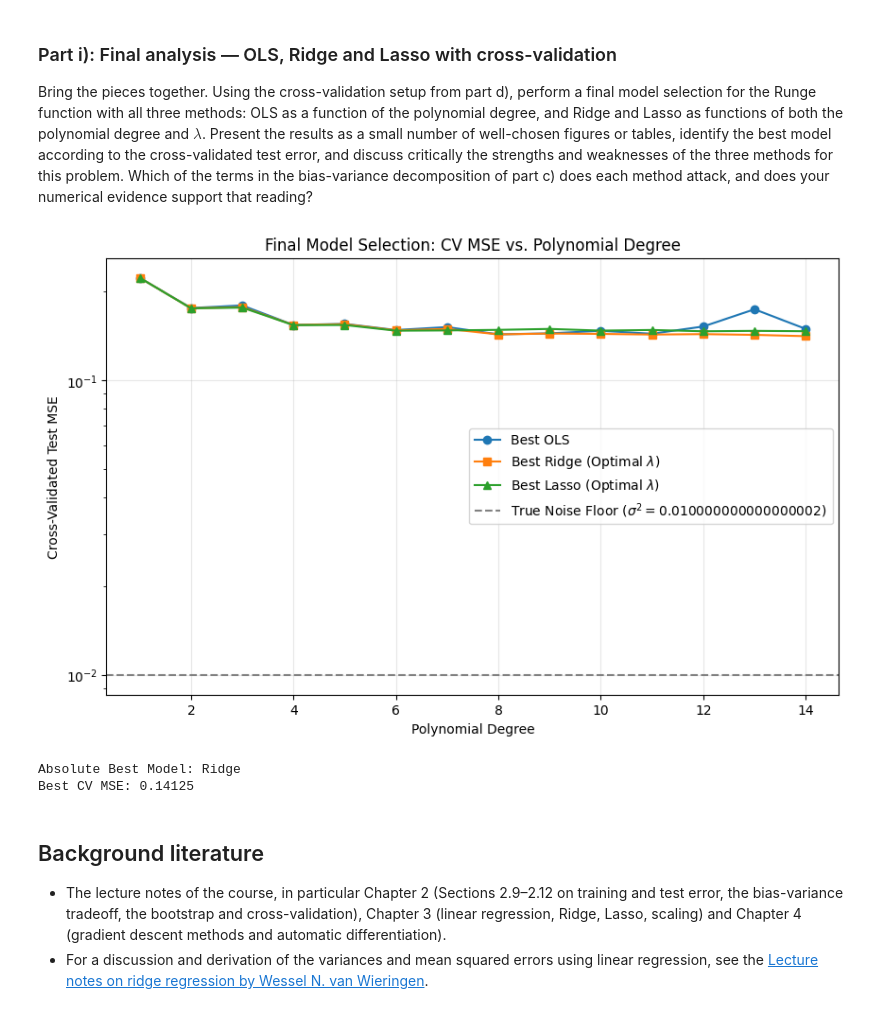
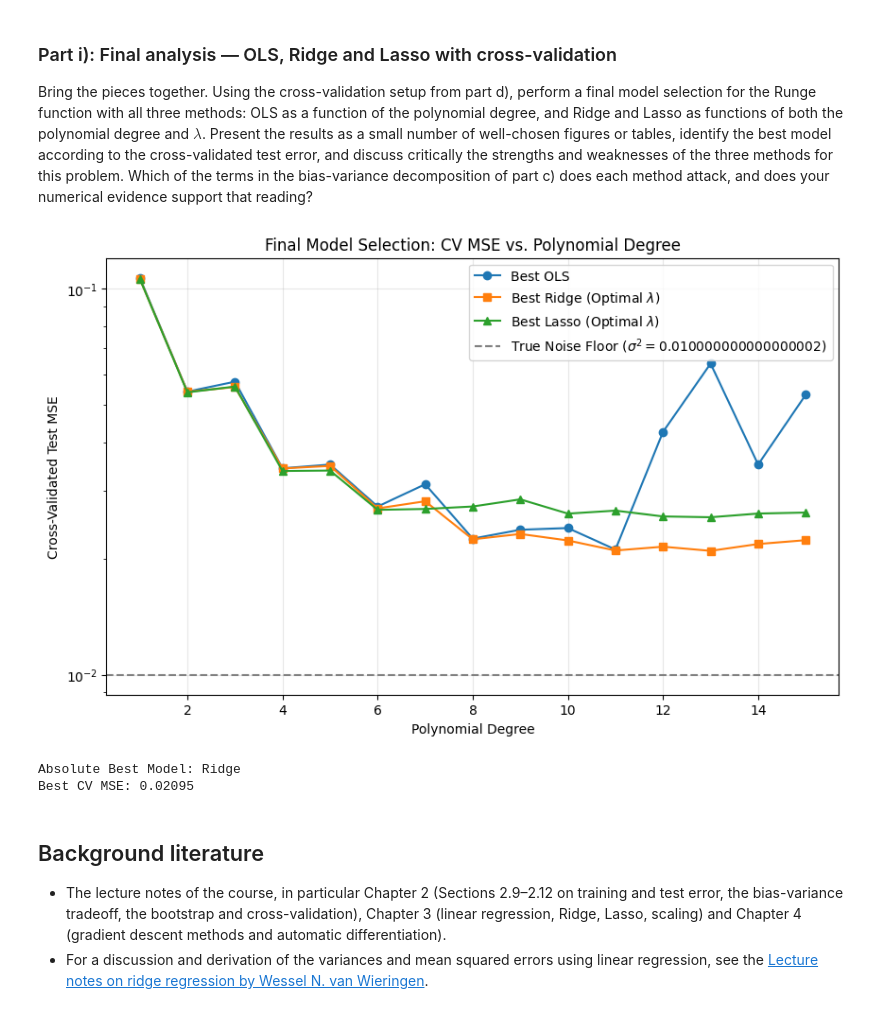
Before and after one commit to GiacomoSaporetti/FYS-STK4155-Project1, a Jupyter notebook: Project1.ipynb, the cells around one changed output. Cells and saved outputs as stored; diff of their text form; code cells hidden in the pictures.

```diff
--- a/Project1.ipynb
+++ b/Project1.ipynb
@@ -1534,8 +1535,6 @@ each method attack, and does your numerical evidence support that reading?
 # %%
 # Your code for part i) here
 
-from sklearn.preprocessing import PolynomialFeatures, StandardScaler
-from sklearn.pipeline import make_pipeline
 import warnings
 
 # ignore convergence warnings from lasso for high degrees
@@ -1543,8 +1542,8 @@ warnings.filterwarnings('ignore')
 
 
 # Define search space
-degrees = np.arange(1,15)
-lambdas = np.logspace(-4, 1, 6)
+degrees = np.arange(1,16)
+lambdas = np.logspace(-7, 1, 9)
 kfold = KFold(n_splits=5, shuffle=True, random_state=2026)
 
 # initialise Arrays to store the best possible CV MSE for each degree
@@ -1556,9 +1555,13 @@ best_mse_lasso = np.zeros(len(degrees))
 optimal_lambda_ridge = np.zeros(len(degrees))
 optimal_lambda_lasso = np.zeros(len(degrees))
 
+n_train_cv = 80 # no. of training samples in a 5-fold CV of 100 samples
+
 for i, degree in enumerate(degrees):
     # Evaluate OLS
-    pipe_ols = make_pipeline(PolynomialFeatures(degree=degree), StandardScaler(), LinearRegression(fit_intercept=False))
+    pipe_ols = make_pipeline(PolynomialFeatures(degree=degree), StandardScaler(), LinearRegression(fit_intercept=True))
+
+    # use - so optimiser can score lower mse as better
     scores_ols = -cross_val_score(pipe_ols, x.reshape(-1, 1), y, cv=kfold, scoring="neg_mean_squared_error")
     best_mse_ols[i] = scores_ols.mean()
 
@@ -1566,7 +1569,8 @@ for i, degree in enumerate(degrees):
     mse_ridge_temp = []
 
     for lmb in lambdas:
-        pipe_ridge = make_pipeline(PolynomialFeatures(degree=degree), StandardScaler(), Ridge(alpha=lmb, fit_intercept=False))
+        sk_alpha_ridge = lmb * n_train_cv
+        pipe_ridge = make_pipeline(PolynomialFeatures(degree=degree), StandardScaler(), Ridge(alpha=sk_alpha_ridge, fit_intercept=True))
         scores = -cross_val_score(pipe_ridge, x.reshape(-1, 1), y, cv=kfold, scoring="neg_mean_squared_error")
         mse_ridge_temp.append(scores.mean())
 
@@ -1579,41 +1583,41 @@ for i, degree in enumerate(degrees):
 
     for lmb in lambdas:
         sklearn_alpha = lmb / 2.0
-        pipe_lasso = make_pipeline(PolynomialFeatures(degree=degree), StandardScaler(), Lasso(alpha=sklearn_alpha, fit_intercept=False, max_iter=2000))
+        pipe_lasso = make_pipeline(PolynomialFeatures(degree=degree), StandardScaler(), Lasso(alpha=sklearn_alpha, fit_intercept=True, max_iter=2000))
         scores = -cross_val_score(pipe_lasso, x.reshape(-1, 1), y, cv=kfold, scoring="neg_mean_squared_error")
         mse_lasso_temp.append(scores.mean())
 
     best_mse_lasso[i] = np.min(mse_lasso_temp)
     optimal_lambda_lasso[i] = lambdas[np.argmin(mse_lasso_temp)]
 
 
 # Plot the comparisons
 plt.figure(figsize=(10, 6))
 plt.plot(degrees, best_mse_ols, label='Best OLS', marker='o')
 plt.plot(degrees, best_mse_ridge, label='Best Ridge (Optimal $\lambda$)', marker='s')
 plt.plot(degrees, best_mse_lasso, label='Best Lasso (Optimal $\lambda$)', marker='^')
 
 plt.axhline(y=sigma**2, color='gray', linestyle='--', label=f'True Noise Floor ($\sigma^2={sigma**2}$)')
 plt.xlabel("Polynomial Degree")
 plt.ylabel("Cross-Validated Test MSE")
 plt.title("Final Model Selection: CV MSE vs. Polynomial Degree")
 plt.yscale("log")
 plt.legend()
 plt.grid(True, alpha=0.3)
 plt.show()
 
 
 # Print out best model
 all_best_mses = [np.min(best_mse_ols), np.min(best_mse_ridge), np.min(best_mse_lasso)]
 model_names = ['OLS', 'Ridge', 'Lasso']
 best_idx = np.argmin(all_best_mses)
 
 print(f"Absolute Best Model: {model_names[best_idx]}")
 print(f"Best CV MSE: {all_best_mses[best_idx]:.5f}")
 # %% [output]
-[figure, old version]
+[figure, new version]
 Absolute Best Model: Ridge
-Best CV MSE: 0.14125
+Best CV MSE: 0.02095
 # %% [markdown]
 ## Background literature
 
```
Also changed, not shown: parts of 2 cells of this notebook.
